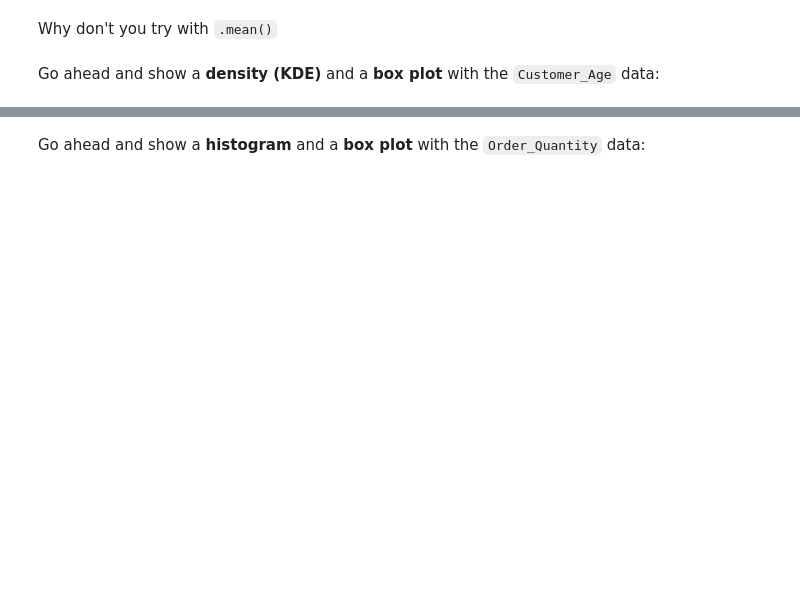
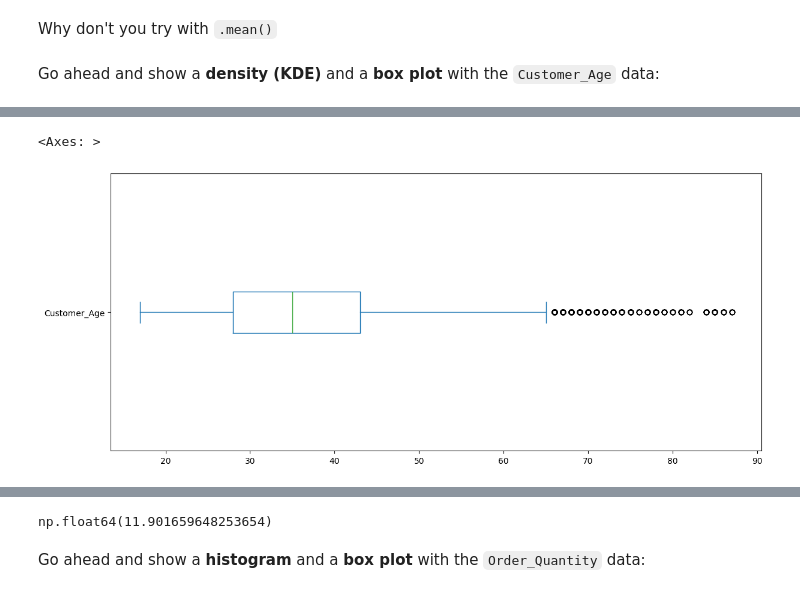
Before and after one commit to wandamoosejaw/FreeCodeCamp-Pandas-Real-Life-Example, a Jupyter notebook: Exercises_1.ipynb, the cells around one changed output, grey strips where cells are left out. Saved outputs shown, nothing was run; the diff lists cells and outputs as text; code cells hidden in the pictures; blank space fills up the shorter version.

```diff
--- a/Exercises_1.ipynb
+++ b/Exercises_1.ipynb
@@ -20,4 +30,4 @@ import matplotlib.pyplot as plt
 # %%
 sales = pd.read_csv(
-    'data/sales_data.csv',
+    'FreeCodeCamp-Pandas-Real-Life-Example/data/sales_data.csv',
     parse_dates=['Date'])
@@ -55,3 +64,10 @@ NameError: name 'sales' is not defined
+# %%
+#my answer
+
+sales['Customer_Age'].plot(kind='box', vert= False, figsize=(14,6))
+# %% [output]
+<Axes: >
+[figure, added]
 # %%
 sales['Customer_Age'].plot(kind='kde', figsize=(14,6))
 # %%
@@ -62,6 +78,9 @@ sales['Customer_Age'].plot(kind='box', vert=False, figsize=(14,6))
 ### What's the mean of `Order_Quantity`?
 # %%
 # your code goes here
+sales['Order_Quantity'].mean()
+# %% [output]
+np.float64(11.901659648253654)
 # %%
 sales['Order_Quantity'].mean()
 # %% [markdown]
```
Also changed, not shown: parts of 76 cells of this notebook.
